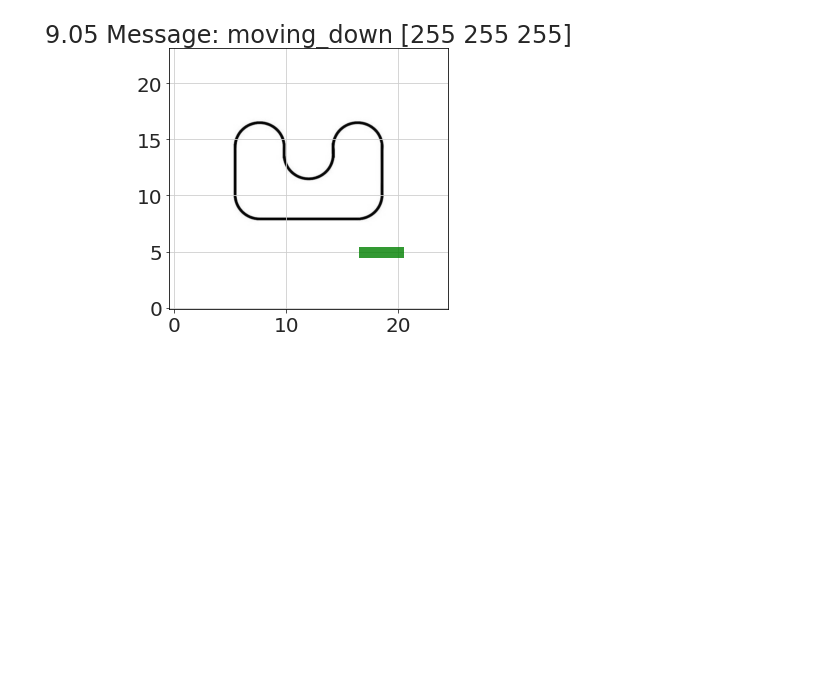
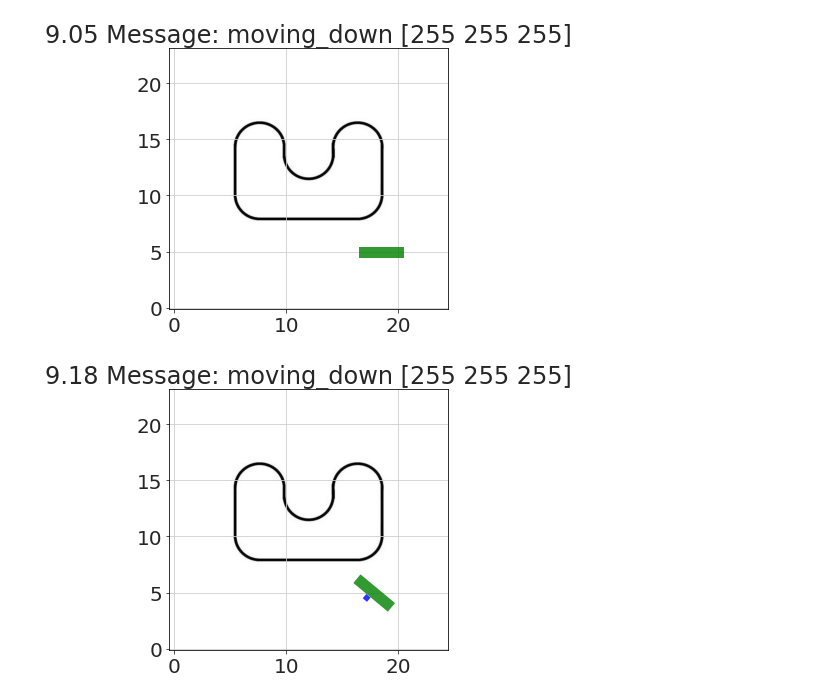
Before and after one commit to bblais/AI-and-Robotics-Fall-2020-Class-Notebooks, a Jupyter notebook: Sprint #4 - Classification and Images/2020-11-10 - State Machine Logic Exploration.ipynb, the cells around one changed output. Cells and saved outputs as stored; diff of their text form; code cells hidden in the pictures; blank space fills up the shorter version.

Commit message:
more state machine logic

```diff
--- a/Sprint #4 - Classification and Images/2020-11-10 - State Machine Logic Exploration.ipynb
+++ b/Sprint #4 - Classification and Images/2020-11-10 - State Machine Logic Exploration.ipynb
@@ -142,3 +142,22 @@ run_sim(env,robot.controller,
        )
 # %% [output]
 [figure]
+# %%
+env=Environment(image='../images/linepath1.jpeg',width=24,linearDamping=20)
+robot=Robot(env)
+build(robot)
+
+robot.controller=Controller(robot,state_machine)
+robot.controller.monitor=monitor
+
+Box(env,x=18,y=7,width=.5,height=0.5)
+
+run_sim(env,robot.controller,
+        total_time=250,  # seconds
+        dt=1/60,
+        dt_display=.5,  # make this larger for a faster display
+        figure_width=5,
+        plot_orientation=False,
+       )
+# %% [output]
+[figure, added]
```
Also changed, not shown: 1 other file.
